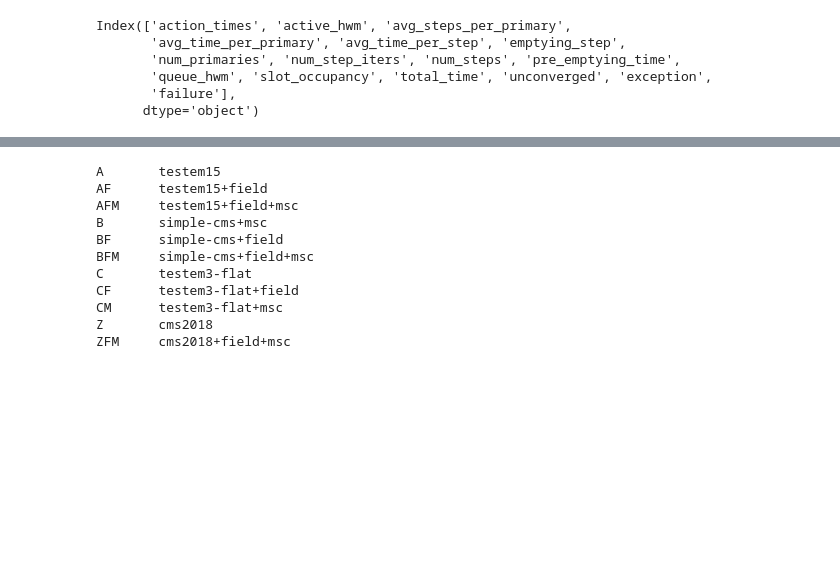
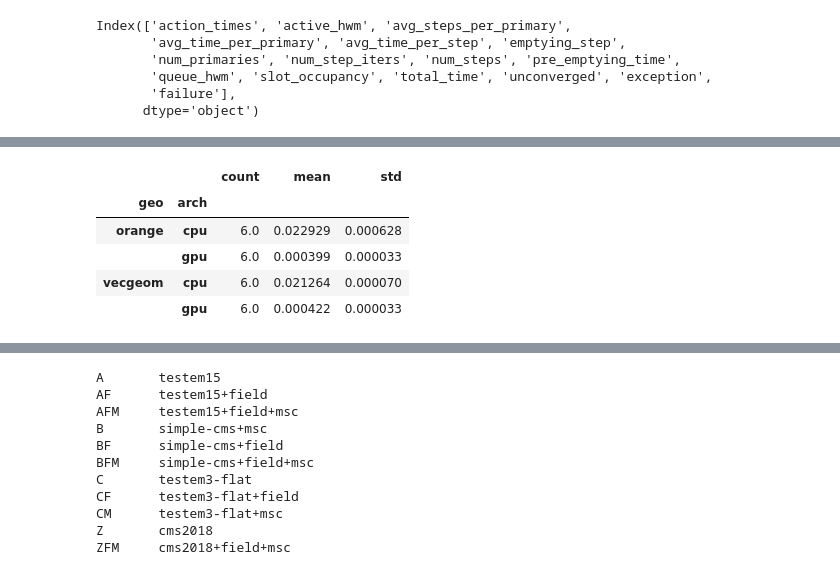
Before and after one commit to celeritas-project/regression, a Jupyter notebook: analysis.ipynb, the cells around one changed output, grey strips where cells are left out. Drawn from its saved outputs; the diff is of its cells as text; code cells hidden in the pictures; blank space fills up the shorter version.

```diff
--- a/analysis.ipynb
+++ b/analysis.ipynb
@@ -72 +130,10 @@ summed[('total_time', 'mean')].unstack()
+# %%
+summed['avg_time_per_primary'].xs('testem3-flat', level='problem')
+# %% [output]
+|  |  | count | mean | std |
+| geo | arch |  |  |  |
+| orange | cpu | 6.0 | 0.022929 | 0.000628 |
+|  | gpu | 6.0 | 0.000399 | 0.000033 |
+| vecgeom | cpu | 6.0 | 0.021264 | 0.000070 |
+|  | gpu | 6.0 | 0.000422 | 0.000033 |
 # %%
```
Also changed, not shown: parts of 25 cells of this notebook, 11 other files.
